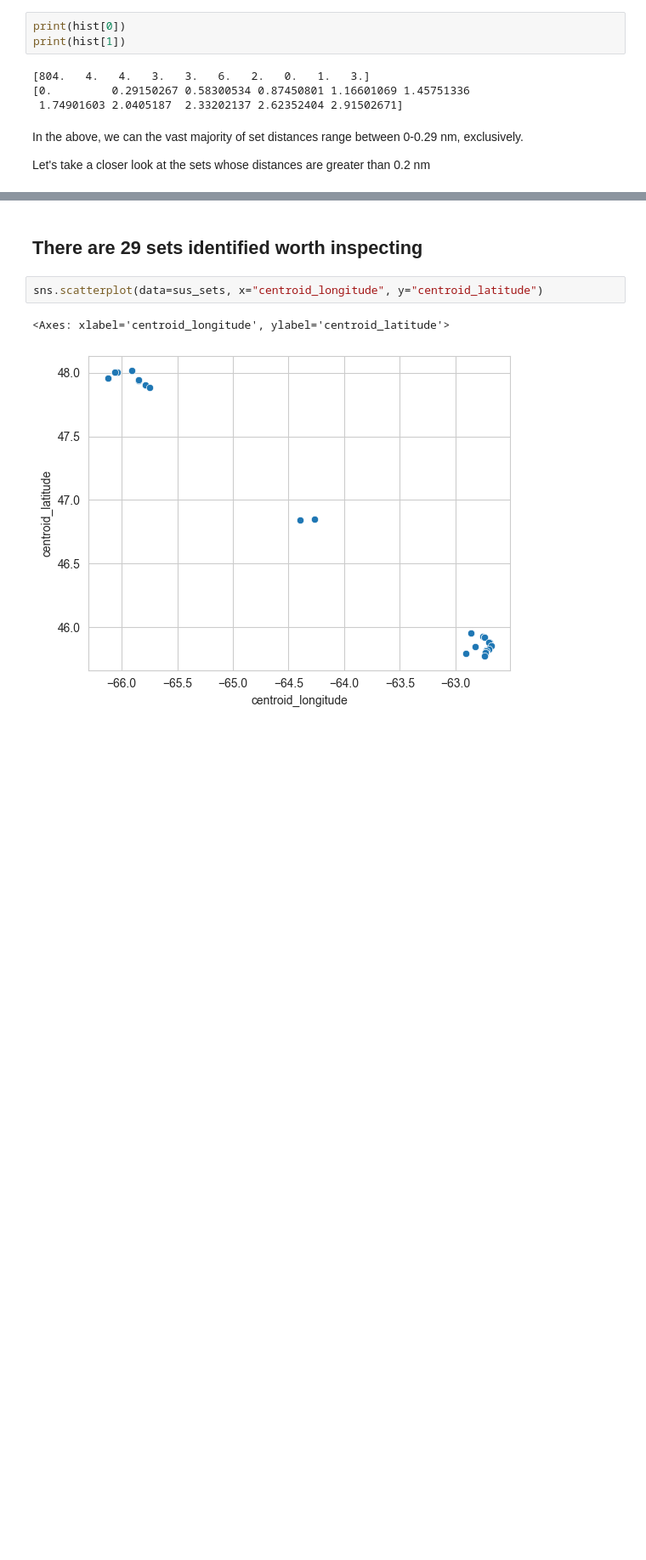
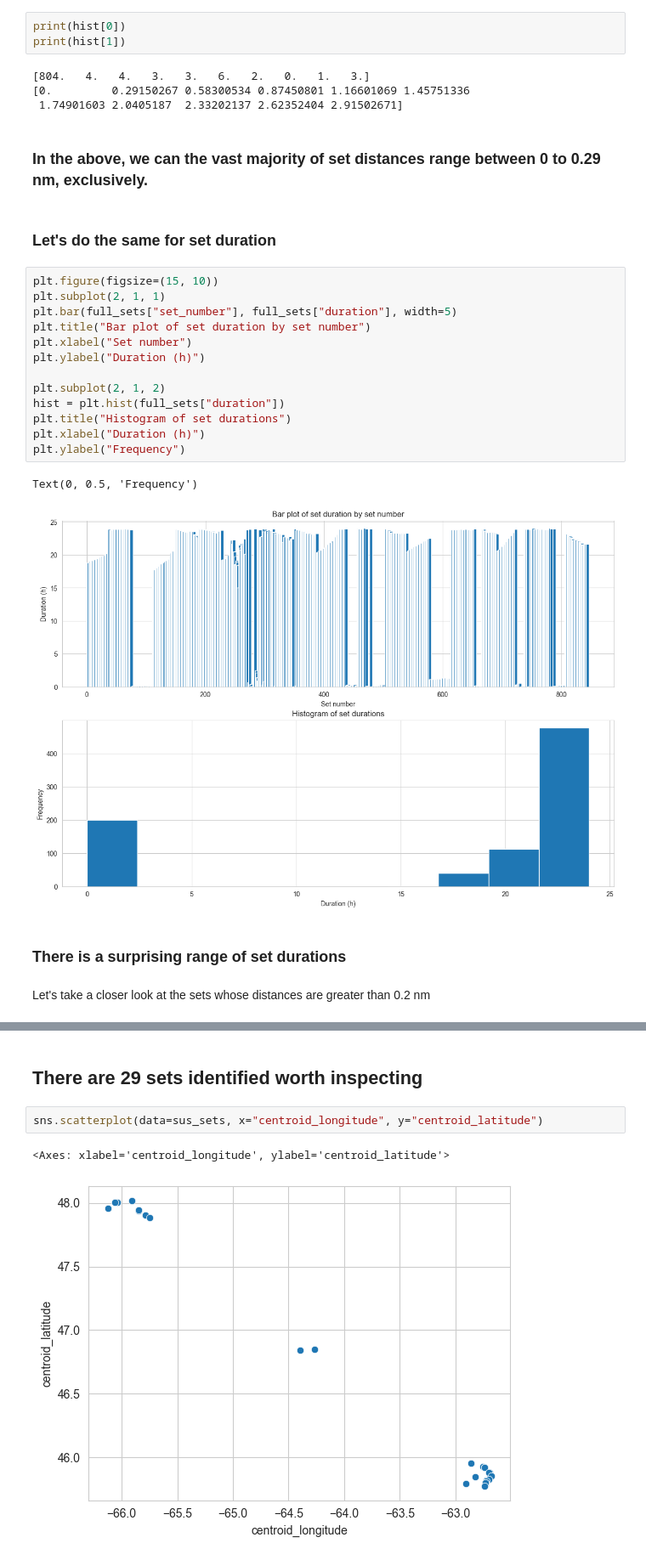
Before and after one commit to dfo-gulf-science/JupyterNotebookCollection, a Jupyter notebook: RockCrabX023/SetExploration.ipynb, the cells around one changed output, grey strips where cells are left out. Shown at 85% size. Cells and saved outputs as stored; diff of their text form; blank space fills up the shorter version.

```diff
--- a/RockCrabX023/SetExploration.ipynb
+++ b/RockCrabX023/SetExploration.ipynb
@@ -166,8 +170,30 @@ print(hist[1])
 [804.   4.   4.   3.   3.   6.   2.   0.   1.   3.]
 [0.         0.29150267 0.58300534 0.87450801 1.16601069 1.45751336
  1.74901603 2.0405187  2.33202137 2.62352404 2.91502671]
+# %% [markdown]
+### In the above, we can the vast majority of set distances range between 0 to 0.29 nm,  exclusively.
+# %% [markdown]
+### Let's do the same for set duration
+# %%
+plt.figure(figsize=(15, 10))
+plt.subplot(2, 1, 1)
+plt.bar(full_sets["set_number"], full_sets["duration"], width=5)
+plt.title("Bar plot of set duration by set number")
+plt.xlabel("Set number")
+plt.ylabel("Duration (h)")
+
+plt.subplot(2, 1, 2)
+hist = plt.hist(full_sets["duration"])
+plt.title("Histogram of set durations")
+plt.xlabel("Duration (h)")
+plt.ylabel("Frequency")
+# %% [output]
+Text(0, 0.5, 'Frequency')
+[figure, added]
+# %% [markdown]
+### There is a surprising range of set durations
 # %% [markdown]
-In the above, we can the vast majority of set distances range between 0-0.29 nm,  exclusively.
+
 
 Let's take a closer look at the sets whose distances are greater than 0.2 nm
 # %%
```
Also changed, not shown: parts of 10 cells of this notebook, 1 other file.
